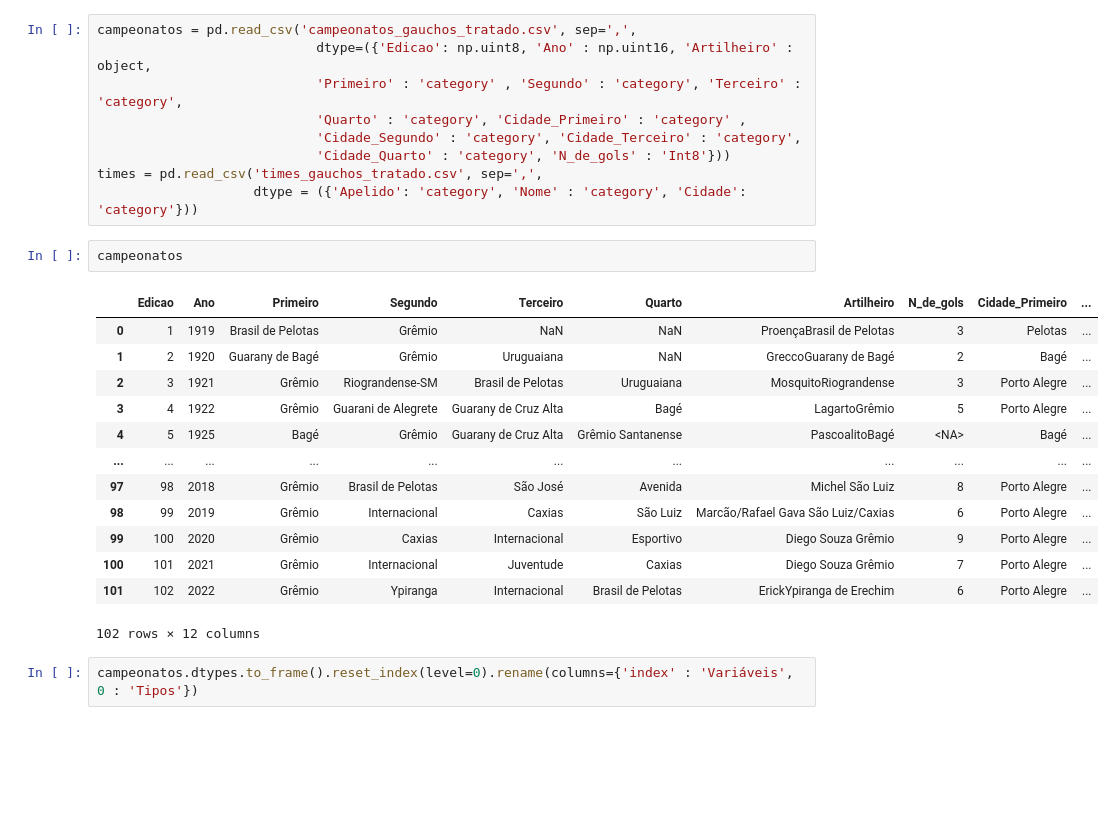
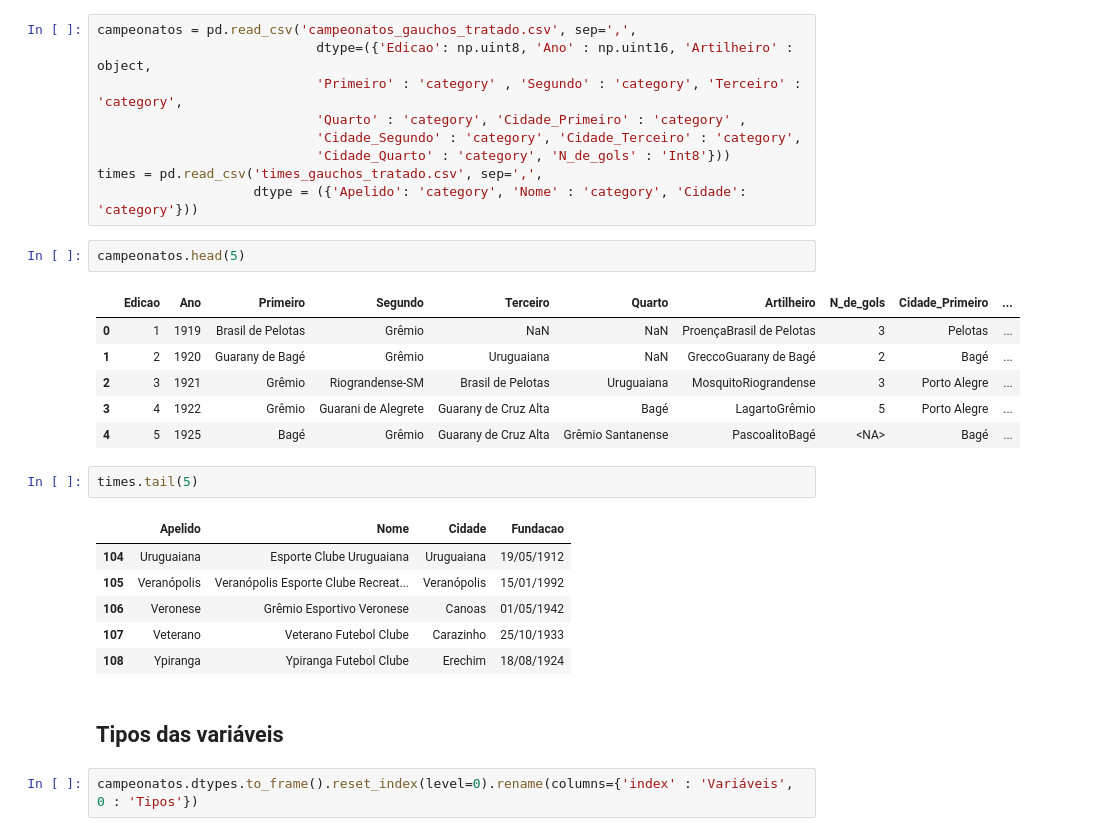
Before and after one commit to VitorBSP/Multiverso_greNAL, a Jupyter notebook: analise.ipynb, the cells around one changed output. Drawn from its saved outputs; the diff is of its cells as text; blank space fills up the shorter version.

Commit message:
add: tratamento cidades

```diff
--- a/analise.ipynb
+++ b/analise.ipynb
@@ -43,21 +43,25 @@ campeonatos = pd.read_csv('campeonatos_gauchos_tratado.csv', sep=',',
 times = pd.read_csv('times_gauchos_tratado.csv', sep=',',
                     dtype = ({'Apelido': 'category', 'Nome' : 'category', 'Cidade': 'category'}))
 # %%
-campeonatos
+campeonatos.head(5)
 # %% [output]
 |  | Edicao | Ano | Primeiro | Segundo | Terceiro | Quarto | Artilheiro | N_de_gols | Cidade_Primeiro | ... |
 | 0 | 1 | 1919 | Brasil de Pelotas | Grêmio | NaN | NaN | ProençaBrasil de Pelotas | 3 | Pelotas | ... |
 | 1 | 2 | 1920 | Guarany de Bagé | Grêmio | Uruguaiana | NaN | GreccoGuarany de Bagé | 2 | Bagé | ... |
 | 2 | 3 | 1921 | Grêmio | Riograndense-SM | Brasil de Pelotas | Uruguaiana | MosquitoRiograndense | 3 | Porto Alegre | ... |
 | 3 | 4 | 1922 | Grêmio | Guarani de Alegrete | Guarany de Cruz Alta | Bagé | LagartoGrêmio | 5 | Porto Alegre | ... |
 | 4 | 5 | 1925 | Bagé | Grêmio | Guarany de Cruz Alta | Grêmio Santanense | PascoalitoBagé | <NA> | Bagé | ... |
-| ... | ... | ... | ... | ... | ... | ... | ... | ... | ... | ... |
-| 97 | 98 | 2018 | Grêmio | Brasil de Pelotas | São José | Avenida | Michel São Luiz | 8 | Porto Alegre | ... |
-| 98 | 99 | 2019 | Grêmio | Internacional | Caxias | São Luiz | Marcão/Rafael Gava São Luiz/Caxias | 6 | Porto Alegre | ... |
-| 99 | 100 | 2020 | Grêmio | Caxias | Internacional | Esportivo | Diego Souza Grêmio | 9 | Porto Alegre | ... |
-| 100 | 101 | 2021 | Grêmio | Internacional | Juventude | Caxias | Diego Souza Grêmio | 7 | Porto Alegre | ... |
-| 101 | 102 | 2022 | Grêmio | Ypiranga | Internacional | Brasil de Pelotas | ErickYpiranga de Erechim | 6 | Porto Alegre | ... |
-102 rows × 12 columns
+# %%
+times.tail(5)
+# %% [output]
+|  | Apelido | Nome | Cidade | Fundacao |
+| 104 | Uruguaiana | Esporte Clube Uruguaiana | Uruguaiana | 19/05/1912 |
+| 105 | Veranópolis | Veranópolis Esporte Clube Recreat... | Veranópolis | 15/01/1992 |
+| 106 | Veronese | Grêmio Esportivo Veronese | Canoas | 01/05/1942 |
+| 107 | Veterano | Veterano Futebol Clube | Carazinho | 25/10/1933 |
+| 108 | Ypiranga | Ypiranga Futebol Clube | Erechim | 18/08/1924 |
+# %% [markdown]
+## Tipos das variáveis
 # %%
 campeonatos.dtypes.to_frame().reset_index(level=0).rename(columns={'index' : 'Variáveis', 0 : 'Tipos'})
 # %% [output]
```
Also changed, not shown: parts of 23 cells of this notebook, 6 other files.
